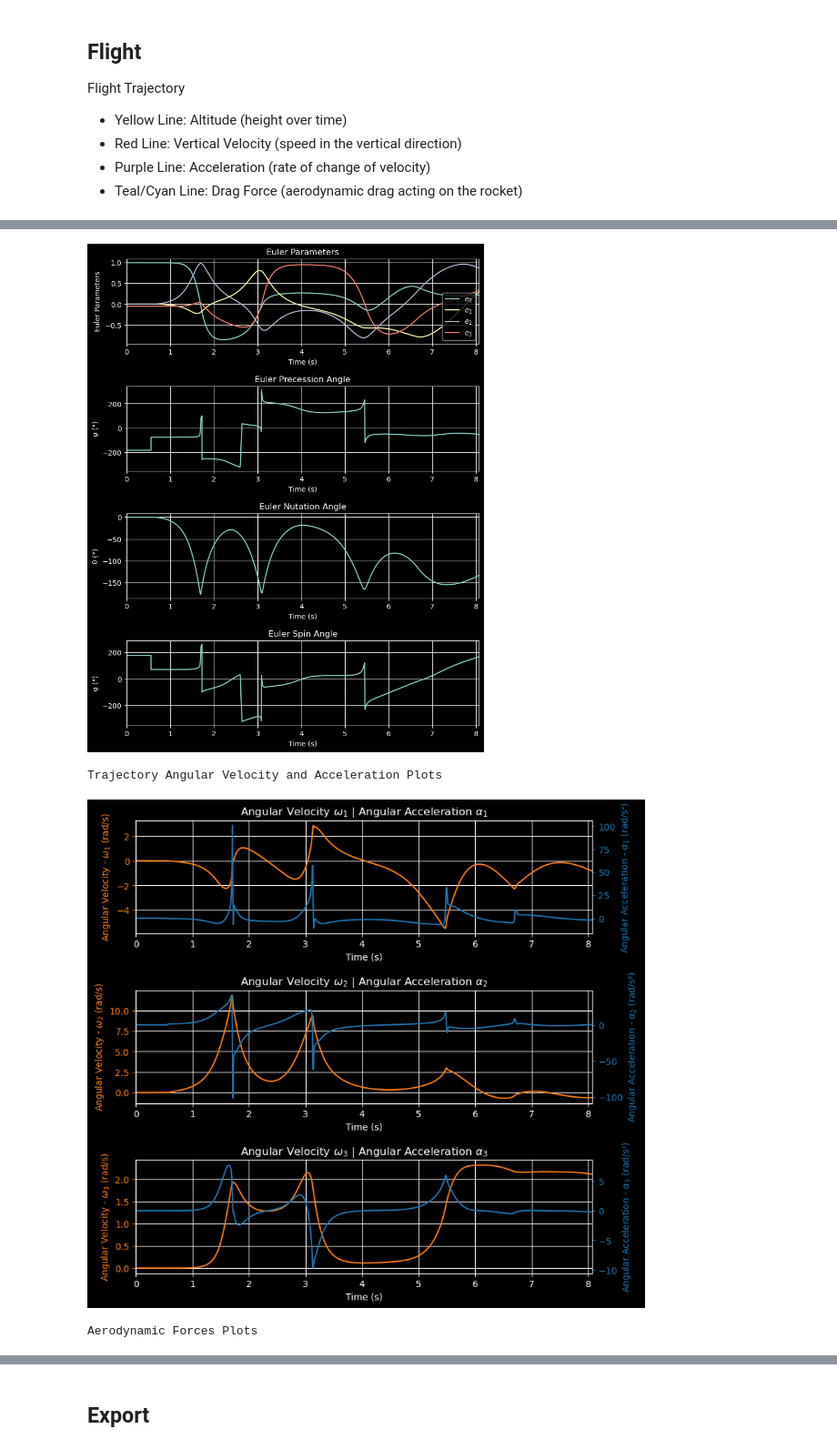
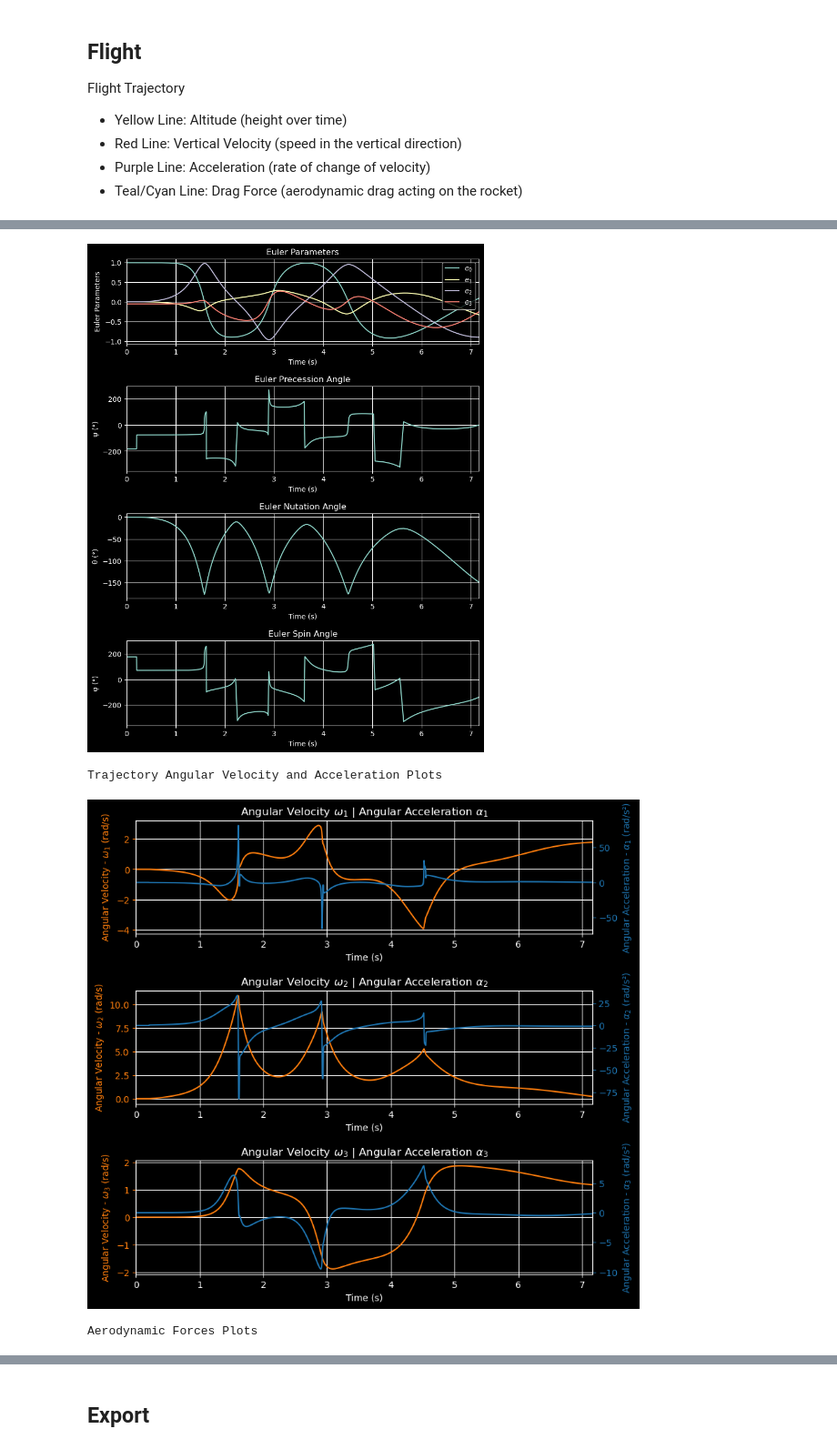
Before and after one commit to ULAS-HiPR/RocketPy, a Jupyter notebook: IRW24/Sionna.ipynb, the cells around one changed output, grey strips where cells are left out. Shown at 91% size. Cells and saved outputs as stored; diff of their text form; code cells hidden in the pictures.

```diff
--- a/IRW24/Sionna.ipynb
+++ b/IRW24/Sionna.ipynb
@@ -122,8 +122,8 @@ rocket = Rocket(
 )
 
 rail_buttons = rocket.set_rail_buttons(
-    upper_button_position=0.7,  # relative to the rocket nozzle
-    lower_button_position=0.15,  # relative to the rocket nozzle
+    upper_button_position=0.45,  # relative to the rocket nozzle
+    lower_button_position=0.05,  # relative to the rocket nozzle
     angular_position=180,  # degrees
 )
 
@@ -132,7 +132,7 @@ rocket.add_motor(PRO54J145, position=0)
 ### 4 - Aero surfaces
 # %%
 nose_cone = rocket.add_nose(
-    length=0.381, kind="vonKarman", position=1.31
+    length=0.381, kind="ogive", position=1.31, base_radius=0.0395
 )  # length in meters, relative to nozzle
 # %%
 fin_set = rocket.add_fins(
@@ -222,7 +215,7 @@ Flight Trajectory
 flight = Flight(
     rocket=rocket,
     environment=env,
-    rail_length=12,  # meters
+    rail_length=2,  # meters
     inclination=90,  # launch rail (in degrees)
     heading=6,  # launch rail (in degrees)
 )
@@ -253,5 +246,5 @@ Angular Position Plots
 Path, Attitude and Lateral Attitude Angle plots
-[figure, old version]
+[figure, new version]
 Trajectory Angular Velocity and Acceleration Plots
-[figure, old version]
+[figure, new version]
 Aerodynamic Forces Plots
```
Also changed, not shown: parts of 3 cells of this notebook.
